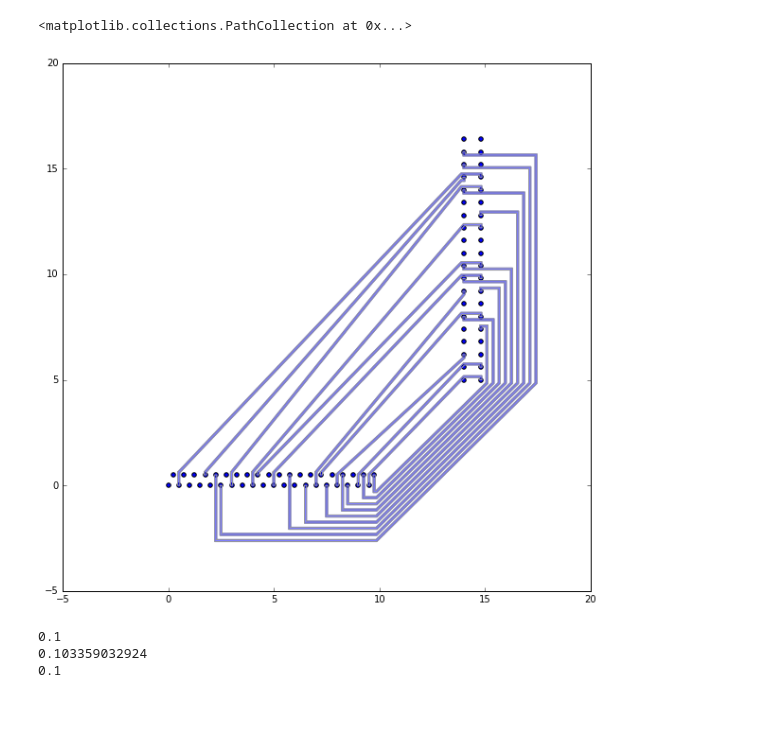
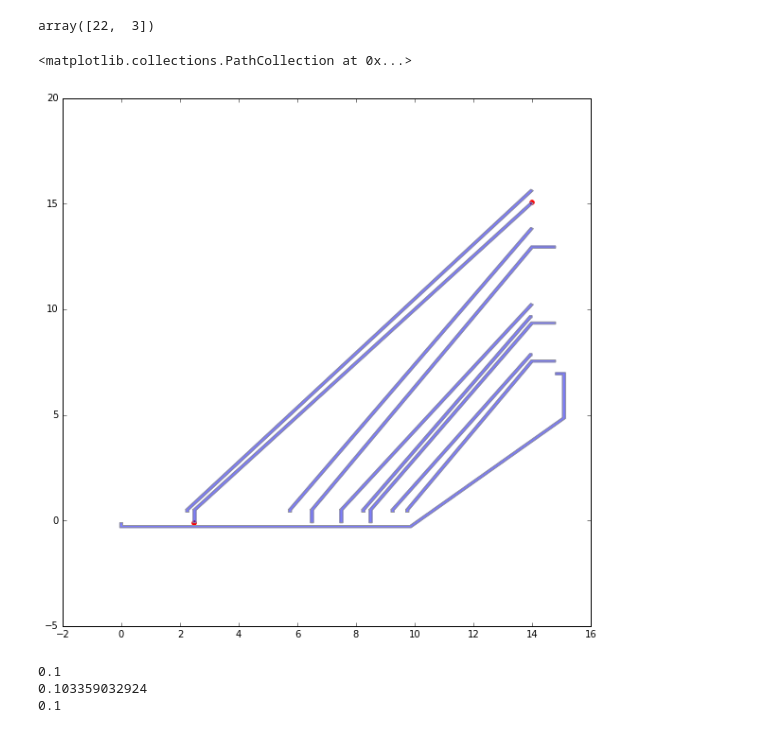
Before and after one commit to elejke/shortest_path, a Jupyter notebook: code/embedding.ipynb, the cells around one changed output. Cells and saved outputs as stored; diff of their text form; code cells hidden in the pictures.

```diff
--- a/code/embedding.ipynb
+++ b/code/embedding.ipynb
@@ -16,7 +16,13 @@ chip_1, chip_2, connections = data_prepare()
 # %%
 new_points, subsequences = layers(chip_1, chip_2, connections)
 # %%
-subsequences_by_layers = [[0, 7], [1, 6], [2, 5], [3, 4]]
-K, L, V, S = objective(connections, subsequences, subsequences_by_layers, chip_1, chip_2)
-print K, L, V, S
+subsequences_by_layers_1 = [[0, 6], [1, 7], [2, 4], [3, 5]]
+subsequences_by_layers_2 = [[0, 7], [1, 6], [2, 5], [3, None], [4, None]]
+K, L, V, S, mind, int_lines_list, ext_lines_list = \
+        objective(connections, subsequences, subsequences_by_layers_1, chip_1, chip_2)
+print "K = ", K
+print "L = ", L
+print "V = ", V
+print "S = ", S
+print "mind = ", mind
 # %% [output]
@@ -23,0 +38,3 @@ print K, L, V, S
+# %%
+jump_coordinates, jump_lines = get_jumps(connections, subsequences[subsequences_by_layers_1[0][0]],
+                                         subsequences[subsequences_by_layers_1[0][1]], chip_1, chip_2, 1)
@@ -24,15 +84,21 @@ print K, L, V, S
 # %%
-internal, external, jump_lines = get_lines(connections, subsequences[0], subsequences[1], chip_1, chip_2, 1)
+internal, external, jump_lines = get_lines(connections, subsequences[1], subsequences[7], chip_1, chip_2, 2)
 # %%
-internal, external = optimize_embedding(internal, external)
+internal, external = optimize_embedding(internal, external, jump_lines)
+# %%
+connections.values[3]
+# %% [output]
+array([22,  3])
 # %%
 plot_all_lines(internal, 0.05)
 plot_all_lines(external, 0.05)
-plt.scatter(chip_1.values.T[0], chip_1.values.T[1])
-plt.scatter(chip_2.values.T[0], chip_2.values.T[1])
+plot_all_lines(jump_lines, 0.05)
+#plt.scatter(chip_1.values.T[0], chip_1.values.T[1])
+#plt.scatter(chip_2.values.T[0], chip_2.values.T[1])
+plt.scatter(np.array(jump_coordinates[28:30]).T[0], np.array(jump_coordinates[28:30]).T[1], color = 'r')
 # %% [output]
 <matplotlib.collections.PathCollection at 0x...>
-[figure, old version]
+[figure, new version]
 # %%
 all_lines = []
 
```
Also changed, not shown: parts of 29 cells of this notebook, 3 other files.
